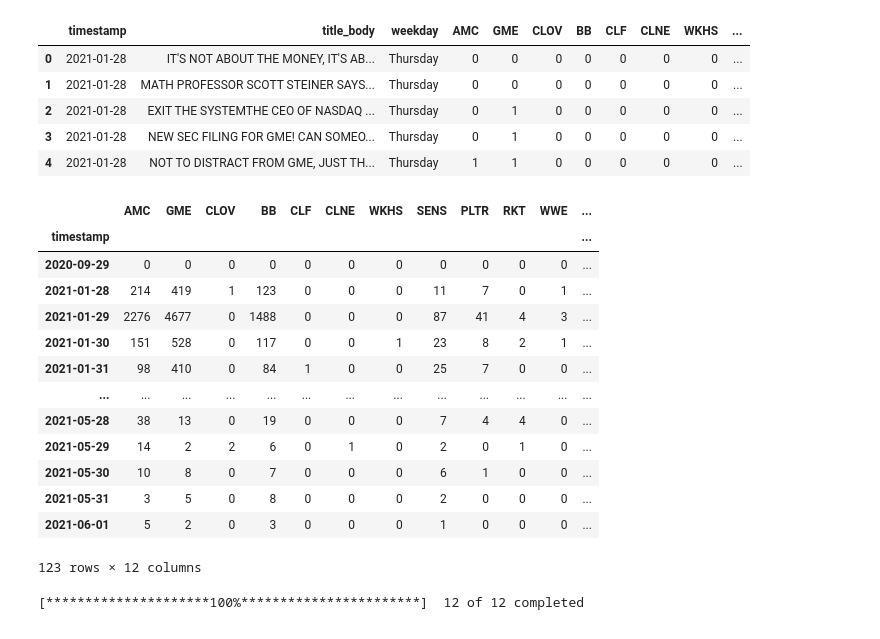
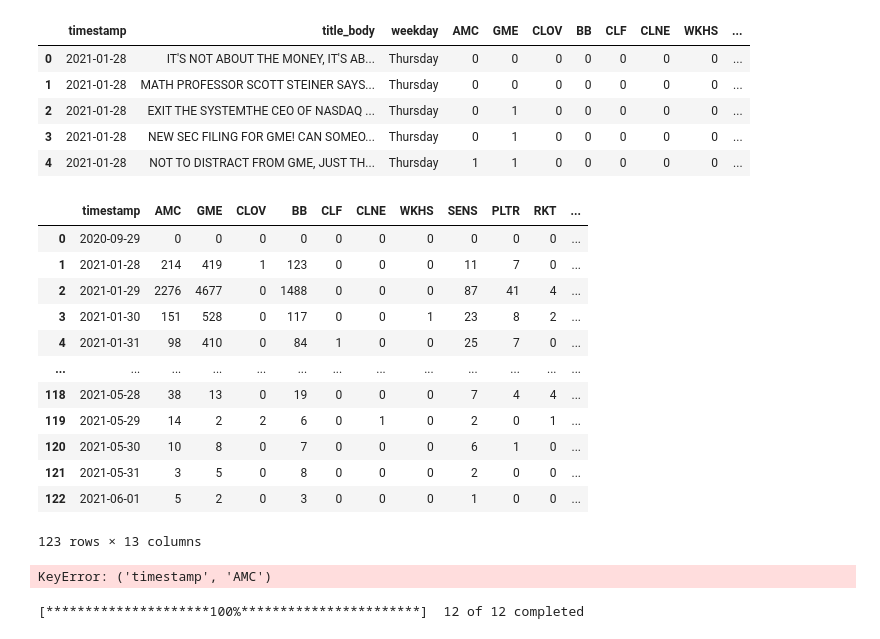
Before and after one commit to tiffanyharris711/callstreet-bets, a Jupyter notebook: CryptoETL.ipynb, the cells around one changed output. Cells and saved outputs as stored; diff of their text form; code cells hidden in the pictures.

```diff
--- a/CryptoETL.ipynb
+++ b/CryptoETL.ipynb
@@ -42,7 +22,7 @@ wsb_csv['title_body'] = wsb_csv['title'] + wsb_csv['body']
 wsb_csv.drop(columns=['score', 'id','url','comms_num','created', 'title', 'body'], inplace=True)
 wsb_csv['title_body'] = wsb_csv['title_body'].str.upper()
 wsb_csv['timestamp'] = pd.to_datetime(wsb_csv['timestamp']).dt.date
-wsb_csv['weekday'] = pd.to_datetime(wsb_csv['timestamp']).dt.day_name()
+# wsb_csv['weekday'] = pd.to_datetime(wsb_csv['timestamp']).dt.day_name()
 # %%
 ticker_list = {'AMC': ['AMC'], 'GME': ['GME'], 'CLOV': ['CLOV'], 'BB': ['BB'], 'CLF': ['CLF'], 'CLNE': ['CLNE'],
                'WKHS': ['WKHS'], 'SENS': ['SENS'], 'PLTR': ['PLTR'], 'RKT': ['RKT'], 'WWE': ['WWE'], 'FORD': ['FORD']}
@@ -61,22 +41,27 @@ wsb_csv.head()
 | 4 | 2021-01-28 | NOT TO DISTRACT FROM GME, JUST TH... | Thursday | 1 | 1 | 0 | 0 | 0 | 0 | 0 | ... |
 # %%
 mentions_by_ticker_df = wsb_csv.groupby(["timestamp"]).sum()
+mentions_by_ticker_df.reset_index(inplace=True)
 mentions_by_ticker_df
 # %% [output]
-|  | AMC | GME | CLOV | BB | CLF | CLNE | WKHS | SENS | PLTR | RKT | WWE | ... |
-| timestamp |  |  |  |  |  |  |  |  |  |  |  | ... |
-| 2020-09-29 | 0 | 0 | 0 | 0 | 0 | 0 | 0 | 0 | 0 | 0 | 0 | ... |
-| 2021-01-28 | 214 | 419 | 1 | 123 | 0 | 0 | 0 | 11 | 7 | 0 | 1 | ... |
-| 2021-01-29 | 2276 | 4677 | 0 | 1488 | 0 | 0 | 0 | 87 | 41 | 4 | 3 | ... |
-| 2021-01-30 | 151 | 528 | 0 | 117 | 0 | 0 | 1 | 23 | 8 | 2 | 1 | ... |
-| 2021-01-31 | 98 | 410 | 0 | 84 | 1 | 0 | 0 | 25 | 7 | 0 | 0 | ... |
+|  | timestamp | AMC | GME | CLOV | BB | CLF | CLNE | WKHS | SENS | PLTR | RKT | ... |
+| 0 | 2020-09-29 | 0 | 0 | 0 | 0 | 0 | 0 | 0 | 0 | 0 | 0 | ... |
+| 1 | 2021-01-28 | 214 | 419 | 1 | 123 | 0 | 0 | 0 | 11 | 7 | 0 | ... |
+| 2 | 2021-01-29 | 2276 | 4677 | 0 | 1488 | 0 | 0 | 0 | 87 | 41 | 4 | ... |
+| 3 | 2021-01-30 | 151 | 528 | 0 | 117 | 0 | 0 | 1 | 23 | 8 | 2 | ... |
+| 4 | 2021-01-31 | 98 | 410 | 0 | 84 | 1 | 0 | 0 | 25 | 7 | 0 | ... |
 | ... | ... | ... | ... | ... | ... | ... | ... | ... | ... | ... | ... | ... |
-| 2021-05-28 | 38 | 13 | 0 | 19 | 0 | 0 | 0 | 7 | 4 | 4 | 0 | ... |
-| 2021-05-29 | 14 | 2 | 2 | 6 | 0 | 1 | 0 | 2 | 0 | 1 | 0 | ... |
-| 2021-05-30 | 10 | 8 | 0 | 7 | 0 | 0 | 0 | 6 | 1 | 0 | 0 | ... |
-| 2021-05-31 | 3 | 5 | 0 | 8 | 0 | 0 | 0 | 2 | 0 | 0 | 0 | ... |
-| 2021-06-01 | 5 | 2 | 0 | 3 | 0 | 0 | 0 | 1 | 0 | 0 | 0 | ... |
+| 118 | 2021-05-28 | 38 | 13 | 0 | 19 | 0 | 0 | 0 | 7 | 4 | 4 | ... |
+| 119 | 2021-05-29 | 14 | 2 | 2 | 6 | 0 | 1 | 0 | 2 | 0 | 1 | ... |
+| 120 | 2021-05-30 | 10 | 8 | 0 | 7 | 0 | 0 | 0 | 6 | 1 | 0 | ... |
+| 121 | 2021-05-31 | 3 | 5 | 0 | 8 | 0 | 0 | 0 | 2 | 0 | 0 | ... |
+| 122 | 2021-06-01 | 5 | 2 | 0 | 3 | 0 | 0 | 0 | 1 | 0 | 0 | ... |
-123 rows × 12 columns
+123 rows × 13 columns
+# %%
+AMC_mentions = mentions_by_ticker_df['timestamp','AMC']
+AMC_mentions
+# %% [output]
+KeyError: ('timestamp', 'AMC')
 # %%
 data = yf.download('GME AMC CLOV BB CLF CLNE WKHS SENS PLTR RKT WWE FORD', start="2021-01-01", end="2021-06-01")
 # %% [output]
```
Also changed, not shown: parts of 15 cells of this notebook, 2 other files.
